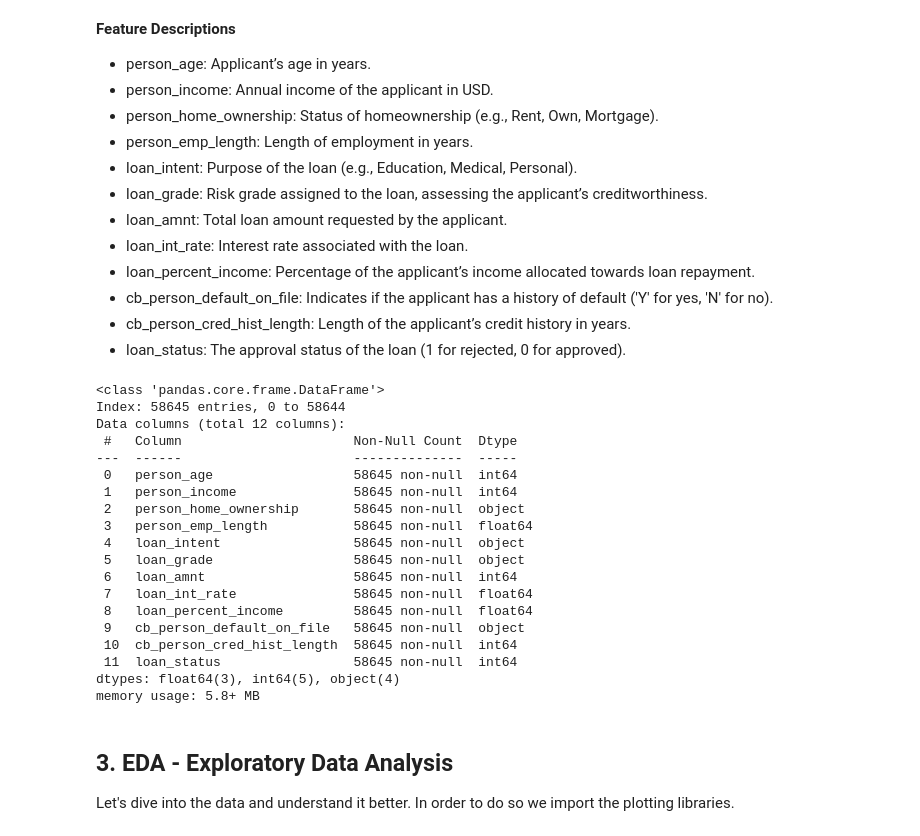
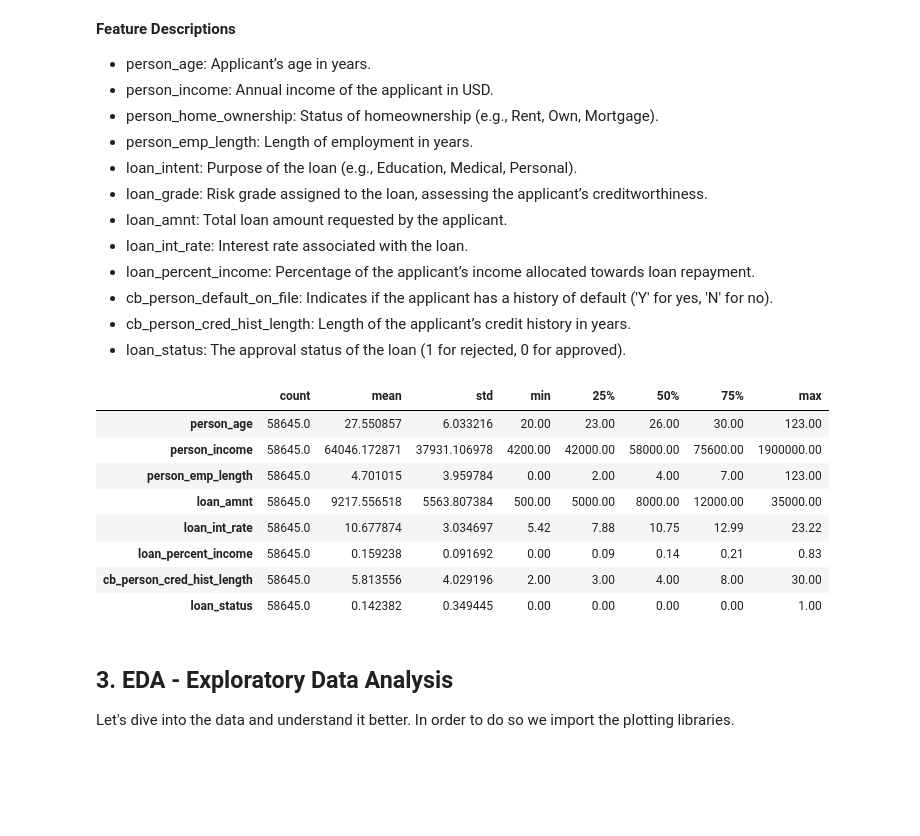
Before and after one commit to ismlm/Python-intro-Data-Science, a Jupyter notebook: notebooks/MLFlow IV - Kaggle II.ipynb, the cells around one changed output. Cells and saved outputs as stored; diff of their text form; code cells hidden in the pictures; blank space fills up the shorter version.

```diff
--- a/notebooks/MLFlow IV - Kaggle II.ipynb
+++ b/notebooks/MLFlow IV - Kaggle II.ipynb
@@ -41,7 +41,7 @@ Let's load the data and take a look at the first few rows.
 import pandas as pd
 
 
-DATA_FOLDER = "../data/loan_prediction/"
+DATA_FOLDER = "../data/loan/"
 TRAIN_CSV_PATH = DATA_FOLDER + "train.csv"
 TEST_CSV_PATH = DATA_FOLDER + "test.csv"
 
@@ -73,28 +73,18 @@ train_df.head()
 - cb_person_default_on_file: Indicates if the applicant has a history of default ('Y' for yes, 'N' for no).
 - cb_person_cred_hist_length: Length of the applicant’s credit history in years.
 - loan_status: The approval status of the loan (1 for rejected, 0 for approved).
-# %%
-train_df.info()
-# %% [output]
-<class 'pandas.core.frame.DataFrame'>
-Index: 58645 entries, 0 to 58644
-Data columns (total 12 columns):
- #   Column                      Non-Null Count  Dtype
----  ------                      --------------  -----
- 0   person_age                  58645 non-null  int64
- 1   person_income               58645 non-null  int64
- 2   person_home_ownership       58645 non-null  object
- 3   person_emp_length           58645 non-null  float64
- 4   loan_intent                 58645 non-null  object
- 5   loan_grade                  58645 non-null  object
- 6   loan_amnt                   58645 non-null  int64
- 7   loan_int_rate               58645 non-null  float64
- 8   loan_percent_income         58645 non-null  float64
- 9   cb_person_default_on_file   58645 non-null  object
- 10  cb_person_cred_hist_length  58645 non-null  int64
- 11  loan_status                 58645 non-null  int64
-dtypes: float64(3), int64(5), object(4)
-memory usage: 5.8+ MB
+# %%
+train_df.describe().T
+# %% [output]
+|  | count | mean | std | min | 25% | 50% | 75% | max |
+| person_age | 58645.0 | 27.550857 | 6.033216 | 20.00 | 23.00 | 26.00 | 30.00 | 123.00 |
+| person_income | 58645.0 | 64046.172871 | 37931.106978 | 4200.00 | 42000.00 | 58000.00 | 75600.00 | 1900000.00 |
+| person_emp_length | 58645.0 | 4.701015 | 3.959784 | 0.00 | 2.00 | 4.00 | 7.00 | 123.00 |
+| loan_amnt | 58645.0 | 9217.556518 | 5563.807384 | 500.00 | 5000.00 | 8000.00 | 12000.00 | 35000.00 |
+| loan_int_rate | 58645.0 | 10.677874 | 3.034697 | 5.42 | 7.88 | 10.75 | 12.99 | 23.22 |
+| loan_percent_income | 58645.0 | 0.159238 | 0.091692 | 0.00 | 0.09 | 0.14 | 0.21 | 0.83 |
+| cb_person_cred_hist_length | 58645.0 | 5.813556 | 4.029196 | 2.00 | 3.00 | 4.00 | 8.00 | 30.00 |
+| loan_status | 58645.0 | 0.142382 | 0.349445 | 0.00 | 0.00 | 0.00 | 0.00 | 1.00 |
 # %% [markdown]
 ## 3. EDA - Exploratory Data Analysis
 
```
Also changed, not shown: parts of 2 cells of this notebook, 1 other file.
